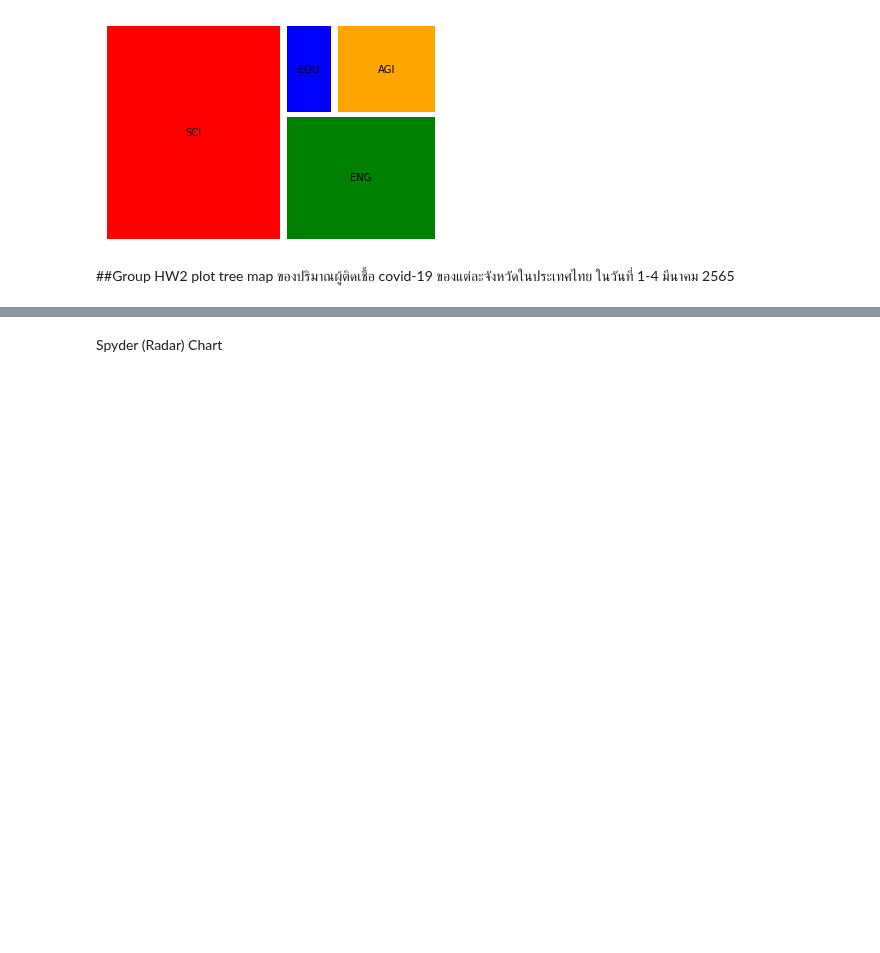
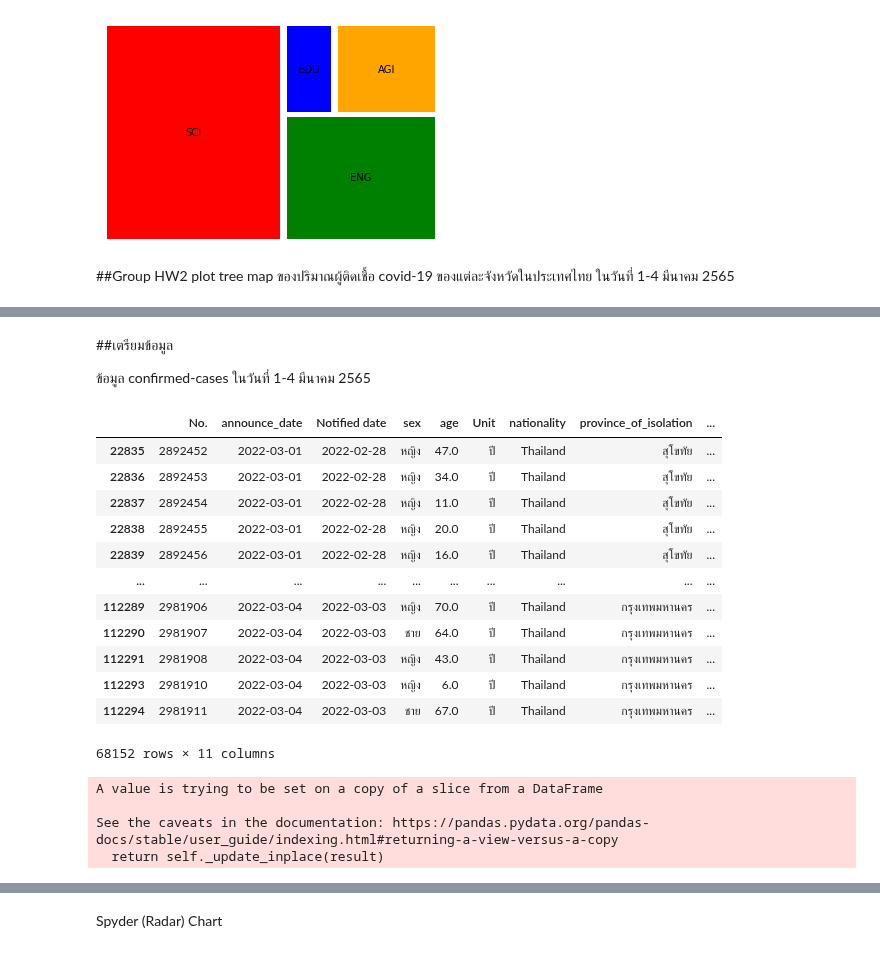
Before and after one commit to Thitichaya2000/data_viz_2022, a Jupyter notebook: DataViz04_Data_Comparison.ipynb, the cells around one changed output, grey strips where cells are left out. Saved outputs shown, nothing was run; the diff lists cells and outputs as text; code cells hidden in the pictures; blank space fills up the shorter version.

```diff
--- a/DataViz04_Data_Comparison.ipynb
+++ b/DataViz04_Data_Comparison.ipynb
@@ -462,0 +523,28 @@ plot tree map ของปริมาณผู้ติดเชื้อ covid
+# %% [markdown]
+##เตรียมข้อมูล
+
+ข้อมูล confirmed-cases ในวันที่ 1-4 มีนาคม 2565
+# %%
+data_choose = data_drop[(data_drop['announce_date']>='2022-03-01') & (data_drop['announce_date']<='2022-03-04')]
+data_choose  #เรียกดูข้อมูล
+# %% [output]
+|  | No. | announce_date | Notified date | sex | age | Unit | nationality | province_of_isolation | ... |
+| 22835 | 2892452 | 2022-03-01 | 2022-02-28 | หญิง | 47.0 | ปี | Thailand | สุโขทัย | ... |
+| 22836 | 2892453 | 2022-03-01 | 2022-02-28 | หญิง | 34.0 | ปี | Thailand | สุโขทัย | ... |
+| 22837 | 2892454 | 2022-03-01 | 2022-02-28 | หญิง | 11.0 | ปี | Thailand | สุโขทัย | ... |
+| 22838 | 2892455 | 2022-03-01 | 2022-02-28 | หญิง | 20.0 | ปี | Thailand | สุโขทัย | ... |
+| 22839 | 2892456 | 2022-03-01 | 2022-02-28 | หญิง | 16.0 | ปี | Thailand | สุโขทัย | ... |
+| ... | ... | ... | ... | ... | ... | ... | ... | ... | ... |
+| 112289 | 2981906 | 2022-03-04 | 2022-03-03 | หญิง | 70.0 | ปี | Thailand | กรุงเทพมหานคร | ... |
+| 112290 | 2981907 | 2022-03-04 | 2022-03-03 | ชาย | 64.0 | ปี | Thailand | กรุงเทพมหานคร | ... |
+| 112291 | 2981908 | 2022-03-04 | 2022-03-03 | หญิง | 43.0 | ปี | Thailand | กรุงเทพมหานคร | ... |
+| 112293 | 2981910 | 2022-03-04 | 2022-03-03 | หญิง | 6.0 | ปี | Thailand | กรุงเทพมหานคร | ... |
+| 112294 | 2981911 | 2022-03-04 | 2022-03-03 | ชาย | 67.0 | ปี | Thailand | กรุงเทพมหานคร | ... |
+68152 rows × 11 columns
+# %%
+data_choose['province_of_onset'].replace({'ขานุวรลักษณ์บุรี':'กำแพงเพชร','กรุงเทพมหานคร.':'กรุงเทพมหานคร','กำแพงเพชร\xa0':'กำแพงเพชร','ชลบุรี\xa0':'ชลบุรี','ตราด\xa0':'ตราด','นครปฐม\xa0':'นครปฐม','นครนายก':'นครยายก','นครราชศรีมา':'นครราชสีมา','นครราชสีมา\xa0':'นครราชสีมา','นครสวรรค์\xa0':'นครสวรรค์','บุรีรัมย์\xa0':'บุรีรัมย์','ปทุมธานี\xa0':'ปทุมธานี','พิษณุโลก\xa0':'พิษณุโลก','ลพบุรี\xa0':'ลพบุรี','สมุทรปราการ\xa0':'สมุทรปราการ','ปัตตนรี':'ปัตตานี','สมุทสาคร':'สมุทรสาคร','สุราษฏร์ธานี':'สุราษฎร์ธานี','สมุทiสาคร':'สมุทรสาคร','สุโขทัย\xa0':'สุโขทัย','อุดรธานี\xa0':'อุดรธานี','อุบลราชธานี\xa0':'อุบลราชธานี','เพชรบูรณ์\xa0':'เพชรบูรณ์','อยุทธยา':'อยุธยา','เชิงเทรา':'ฉะเชิงเทรา','พระนครศรีอยุธยา':'อยุธยา'},inplace=True)
+# %% [output]
+A value is trying to be set on a copy of a slice from a DataFrame
+
+See the caveats in the documentation: https://pandas.pydata.org/pandas-docs/stable/user_guide/indexing.html#returning-a-view-versus-a-copy
+  return self._update_inplace(result)
```
Also changed, not shown: parts of 14 cells of this notebook.
